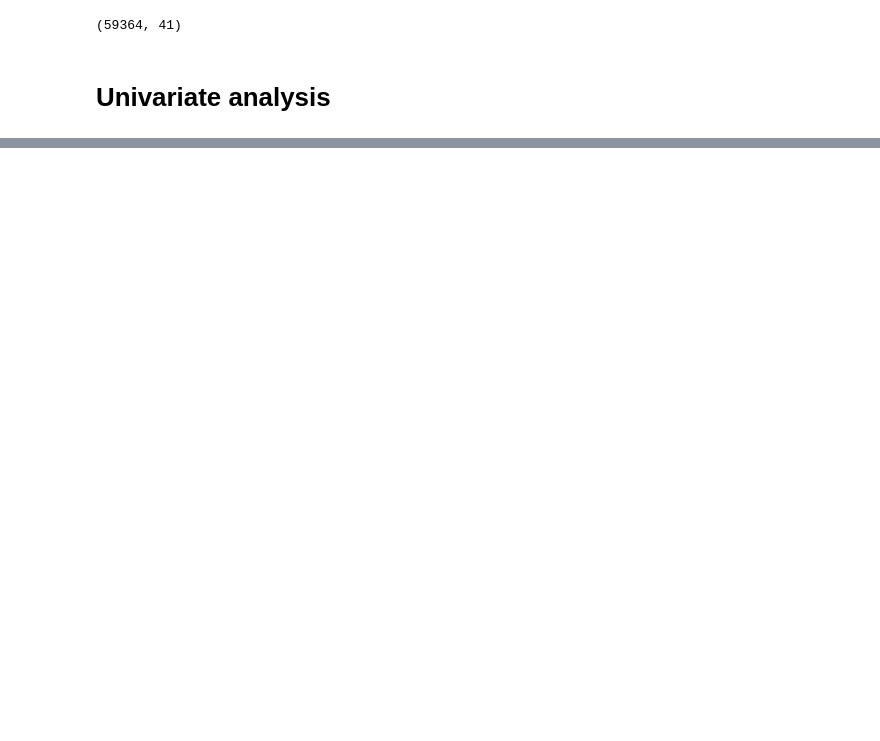
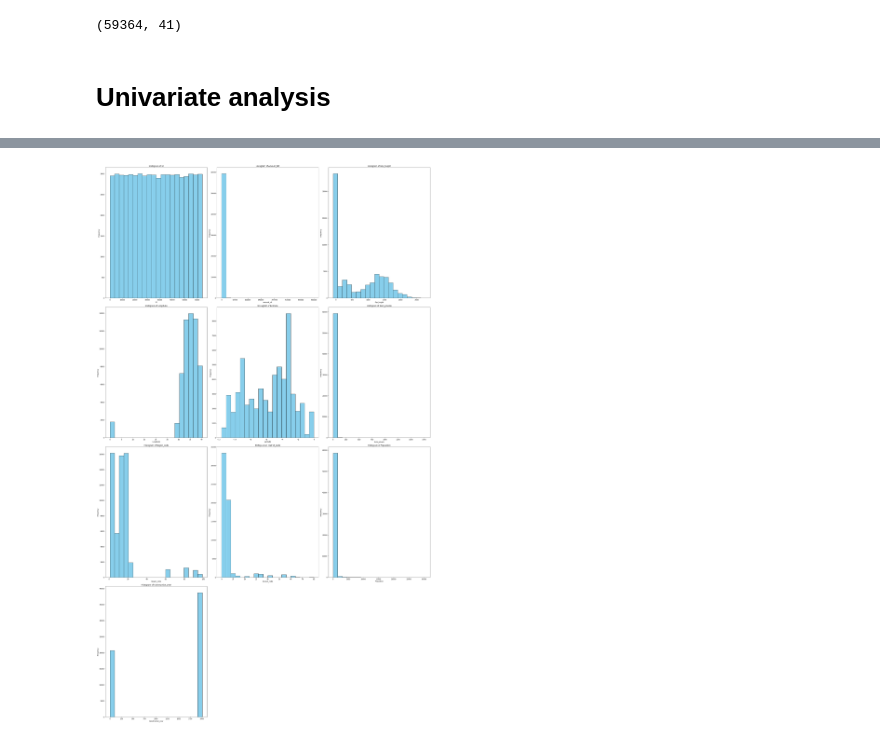
Before and after one commit to stephenmungai/phase3_project, a Jupyter notebook: index.ipynb, the cells around one changed output, grey strips where cells are left out. Cells and saved outputs as stored; diff of their text form; code cells hidden in the pictures; blank space fills up the shorter version.

```diff
--- a/index.ipynb
+++ b/index.ipynb
@@ -370,0 +558,4 @@ Index(['status_group', 'date_recorded', 'funder', 'installer', 'wpt_name',
+# %%
+# The two columns are duplicate of each other
+
+df_cleaned.drop(columns= "payment", inplace = True)
@@ -370,0 +612,2 @@ Index(['status_group', 'date_recorded', 'funder', 'installer', 'wpt_name',
+# %%
+df_cleaned.drop(columns= "management", inplace = True)
@@ -370,0 +637,2 @@ Index(['status_group', 'date_recorded', 'funder', 'installer', 'wpt_name',
+# %%
+df_cleaned.drop(columns= "water_quality", inplace = True)
@@ -370,0 +657,23 @@ Index(['status_group', 'date_recorded', 'funder', 'installer', 'wpt_name',
+# %%
+numerical_columns = df_cleaned.select_dtypes(include=['int64','float64']).columns
+
+# Plotting histograms for numerical columns
+fig, axes = plt.subplots(nrows=math.ceil(len(numerical_columns)/3), ncols=3, figsize=(30, 5 * len(numerical_columns)))
+axes = axes.flatten()
+for i, col in enumerate(numerical_columns):
+    df_cleaned[col].plot(kind='hist', ax=axes[i], bins=20, color='skyblue', edgecolor='black')
+    axes[i].set_title(f'Histogram of {col.capitalize()}')
+    axes[i].set_xlabel(col.capitalize())
+    axes[i].set_ylabel('Frequency')
+
+
+
+#removing any extra subplots that may form
+for j in range(i + 1, len(axes)):
+    fig.delaxes(axes[j])
+
+
+plt.tight_layout()
+plt.show()
+# %% [output]
+[figure, added]
```
Also changed, not shown: parts of 84 cells of this notebook.
